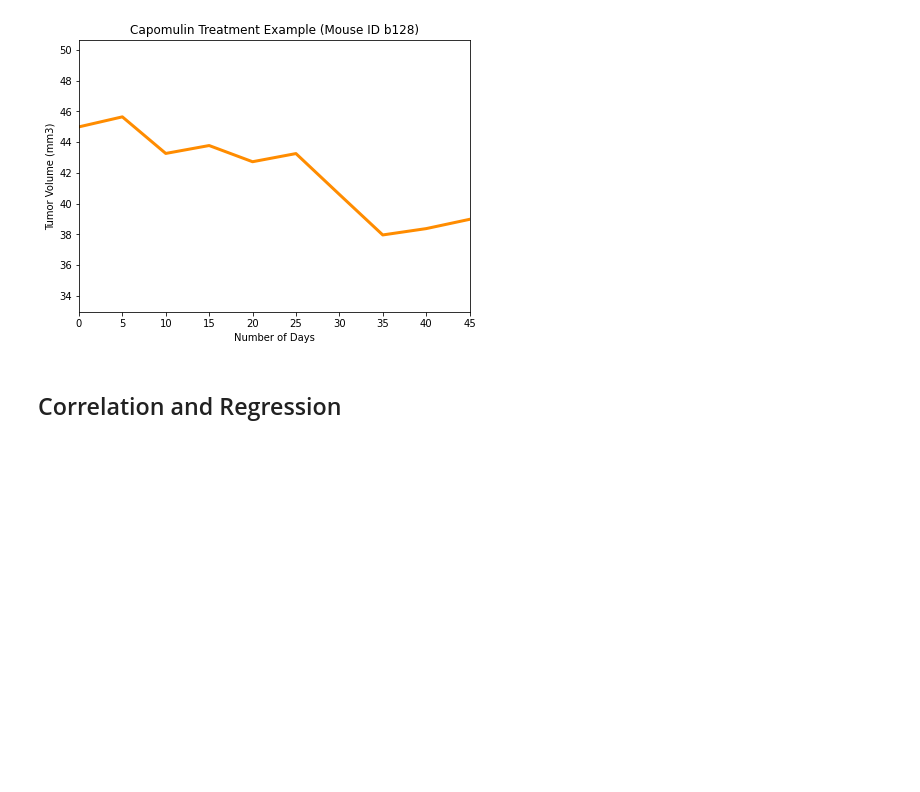
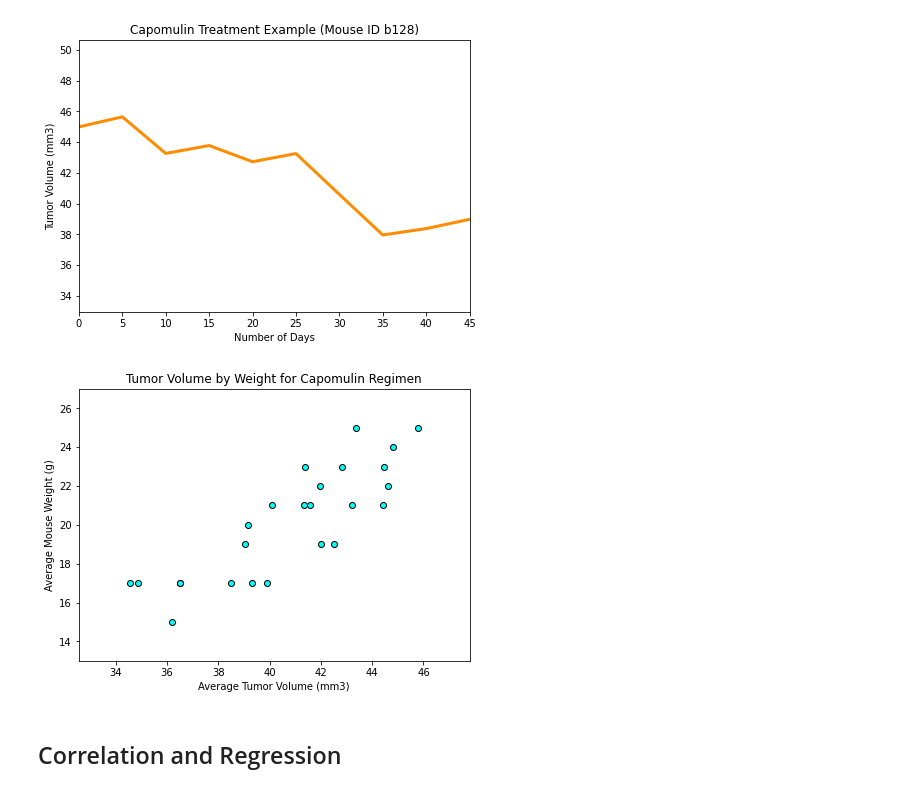
Before and after one commit to Seltsam1/matplotlib-pharmaceutical-analysis, a Jupyter notebook: pharmaceutical-analysis.ipynb, the cells around one changed output. Drawn from its saved outputs; the diff is of its cells as text; code cells hidden in the pictures; blank space fills up the shorter version.

Commit message:
Update pharmaceutical-analysis.ipynb
Added scatter plot

```diff
--- a/pharmaceutical-analysis.ipynb
+++ b/pharmaceutical-analysis.ipynb
@@ -459,3 +457,43 @@ plt.show()
+# %%
+# Generate a scatter plot of average tumor volume vs. mouse weight for the Capomulin regimen
+
+# Create dataframe with only Capomuline regimen data and 3 columns extracted
+cap_data = mouse_study_clean[["Mouse ID", "Tumor Volume (mm3)", "Weight (g)"]].loc[
+    mouse_study_clean["Drug Regimen"] == "Capomulin"]
+
+# Group by mouse ID and use aggregate mean function
+cap_mouse_group = cap_data.groupby("Mouse ID").mean()
+
+# Rename columns
+cap_mouse_group = cap_mouse_group.rename(columns={
+    "Tumor Volume (mm3)": "Average Tumor Volume",
+    "Weight (g)": "Average Mouse Weight (g)"
+})
+
+# Scatter plot
+plt.figure(figsize=(7,5))
+plt.scatter(cap_mouse_group["Average Tumor Volume"],
+            cap_mouse_group["Average Mouse Weight (g)"],
+            marker="o", facecolors="aqua",
+            edgecolors="black")
+
+# Title and labels
+plt.title("Tumor Volume by Weight for Capomulin Regimen")
+plt.xlabel("Average Tumor Volume (mm3)")
+plt.ylabel("Average Mouse Weight (g)")
+
+
+# Limits for x-axis and y-axis
+plt.xlim(cap_mouse_group["Average Tumor Volume"].min() - 2,
+         cap_mouse_group["Average Tumor Volume"].max() + 2)
+
+plt.ylim((cap_mouse_group["Average Mouse Weight (g)"].min() - 2),
+         (cap_mouse_group["Average Mouse Weight (g)"].max() + 2))
+
+# Show plot
+plt.show()
+# %% [output]
+[figure, added]
 # %% [markdown]
 ## Correlation and Regression
 # %%
```
Also changed, not shown: parts of 1 cell of this notebook.
